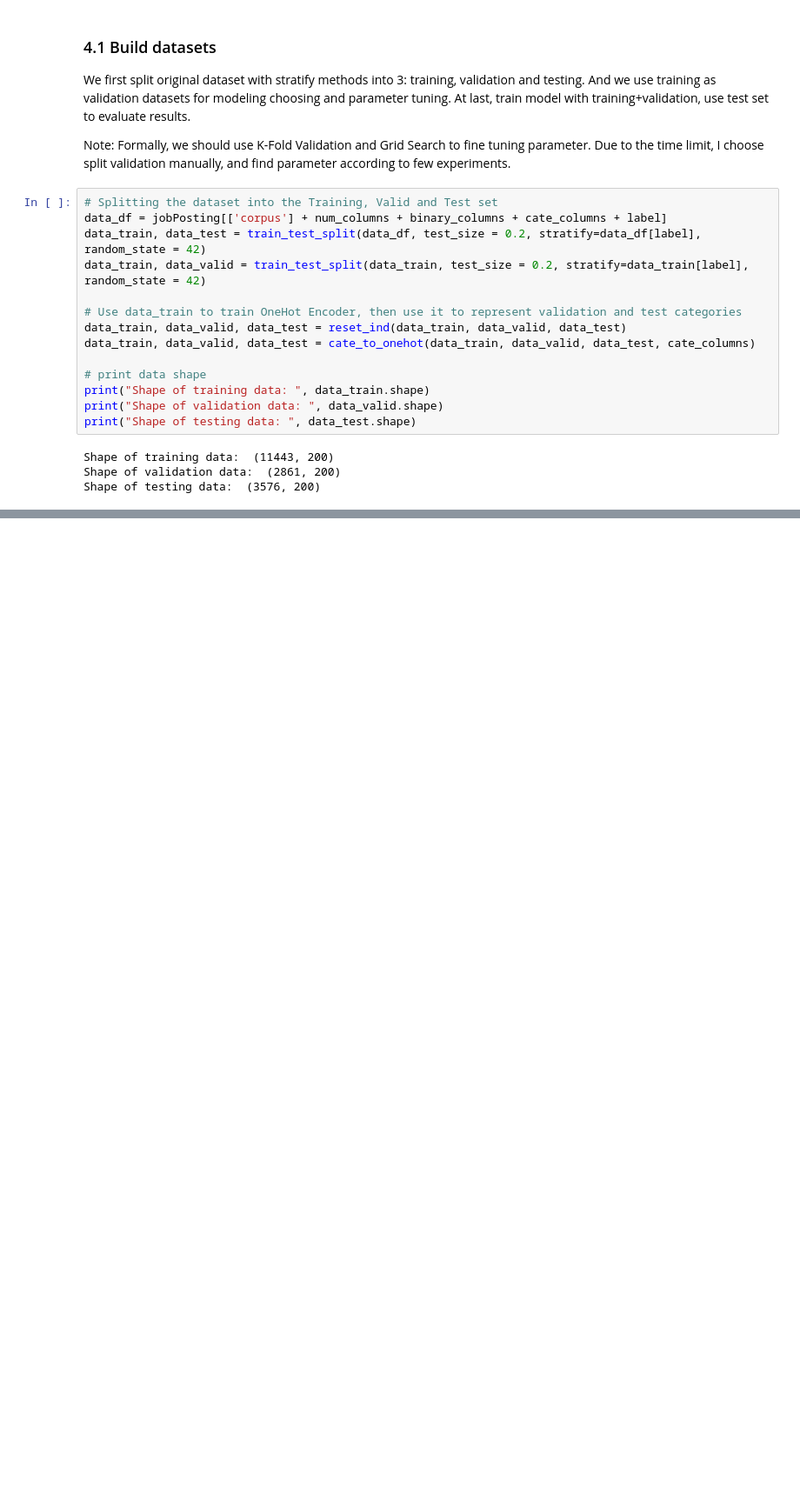
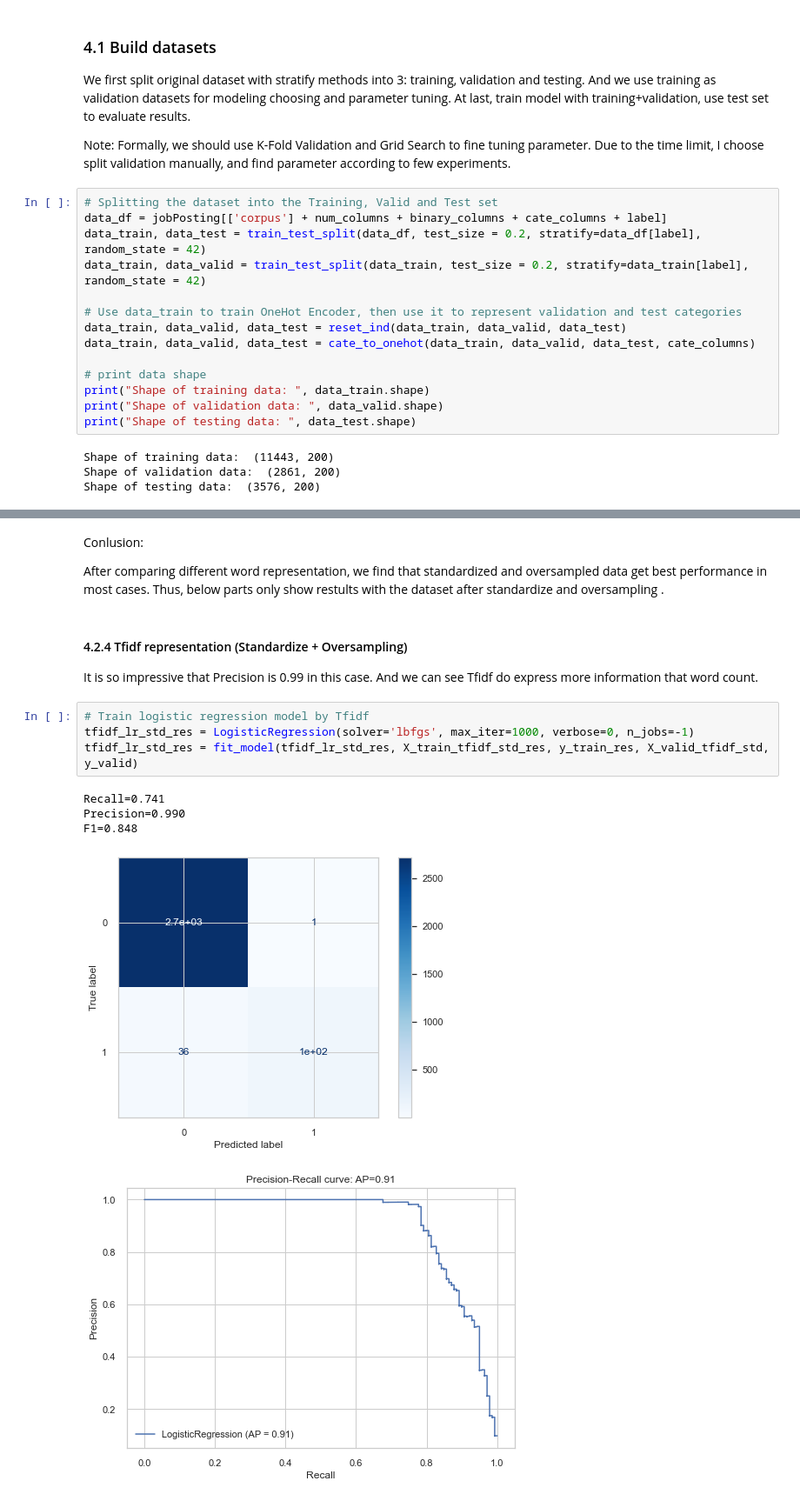
Before and after one commit to sting1000/Fake_JobPosting_Classifier, a Jupyter notebook: Exploration.ipynb, the cells around one changed output, grey strips where cells are left out. Shown at 87% size. Drawn from its saved outputs; the diff is of its cells as text; blank space fills up the shorter version.

```diff
--- a/Exploration.ipynb
+++ b/Exploration.ipynb
@@ -972,0 +525,20 @@ AttributeError: 'ALBERT' object has no attribute 'predict'
+# %% [markdown]
+Conlusion:
+
+After comparing different word representation,
+we find that standardized and oversampled data get best performance in most cases.
+Thus, below parts only show restults with the dataset after standardize and oversampling .
+# %% [markdown]
+#### 4.2.4 Tfidf representation (Standardize + Oversampling)
+It is so impressive that Precision is 0.99 in this case.
+And we can see Tfidf do express more information that word count.
+# %%
+# Train logistic regression model by Tfidf
+tfidf_lr_std_res = LogisticRegression(solver='lbfgs', max_iter=1000, verbose=0, n_jobs=-1)
+tfidf_lr_std_res = fit_model(tfidf_lr_std_res, X_train_tfidf_std_res, y_train_res, X_valid_tfidf_std, y_valid)
+# %% [output]
+Recall=0.741
+Precision=0.990
+F1=0.848
+[figure, added]
+[figure, added]
```
Also changed, not shown: parts of 73 cells of this notebook, 4 other files.
